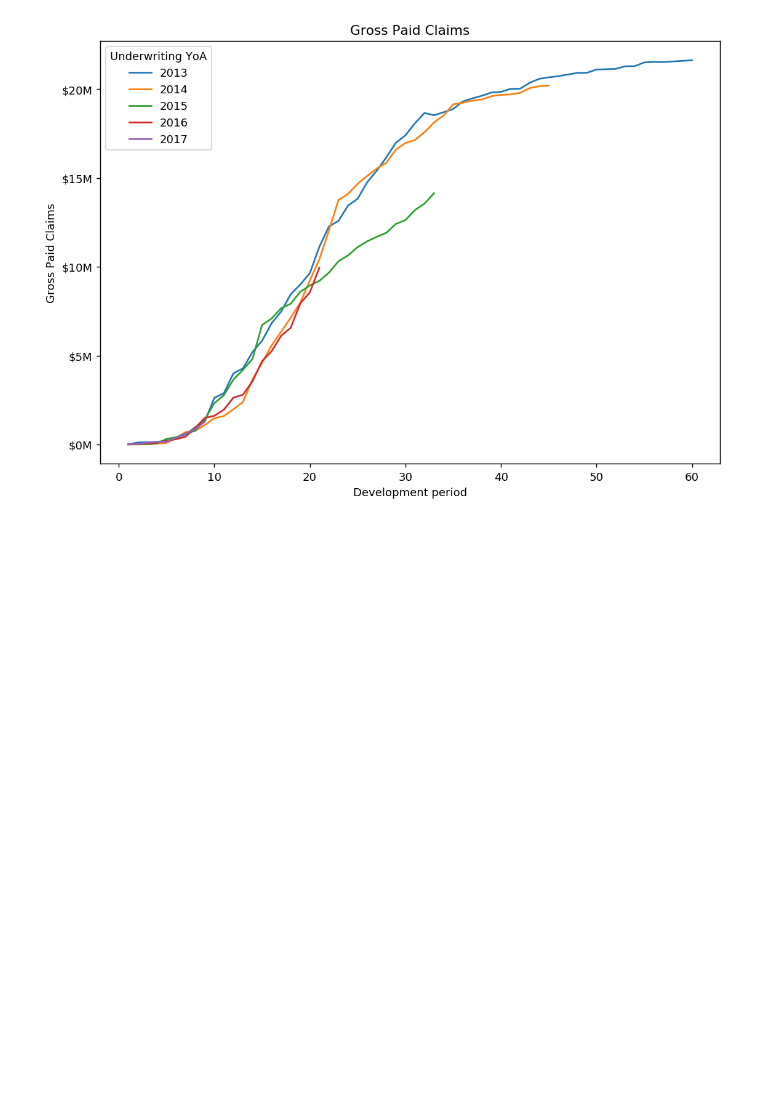
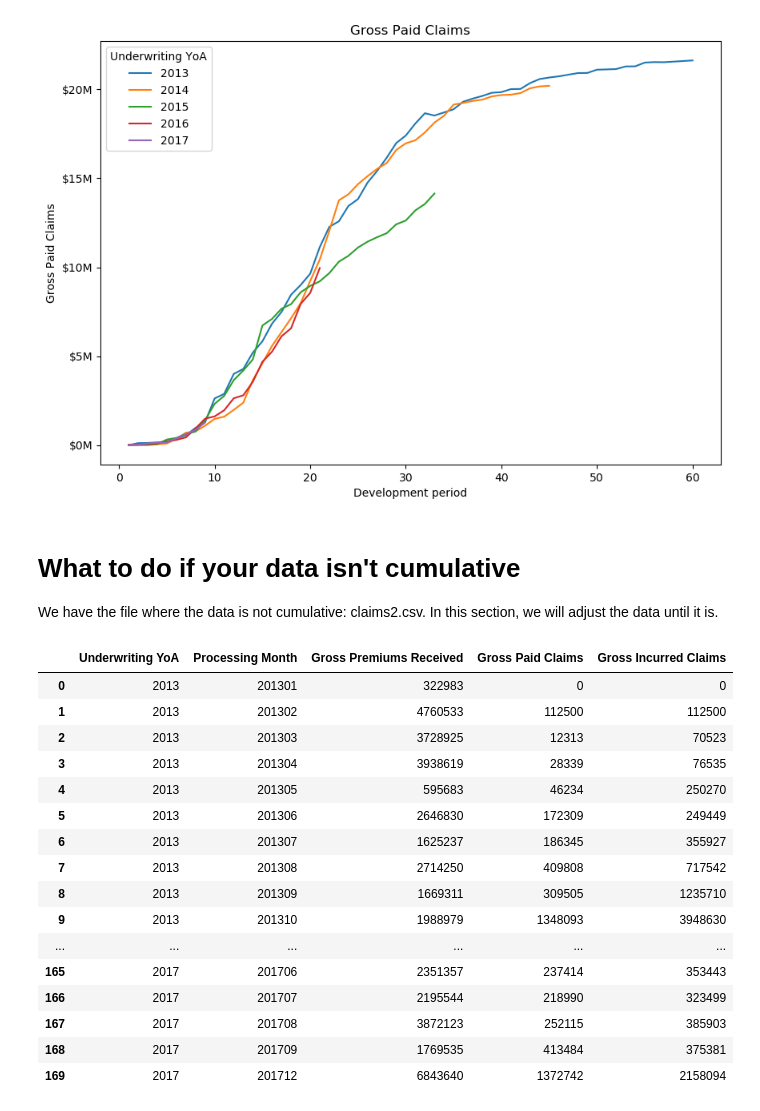
Before and after one commit to fk20268/How2, a Jupyter notebook: triangle_notebook.ipynb, the cells around one changed output. Saved outputs shown, nothing was run; the diff lists cells and outputs as text; code cells hidden in the pictures; blank space fills up the shorter version.

Commit message:
added instructions for non-cumulative data

```diff
--- a/triangle_notebook.ipynb
+++ b/triangle_notebook.ipynb
@@ -704,3 +711,37 @@ plt.gca().yaxis.set_major_formatter(matplotlib.ticker.FuncFormatter(yaxisFormatt
 plt.show()
 # %% [output]
 [figure]
+# %% [markdown]
+# What to do if your data isn't cumulative
+
+We have the file where the data is not cumulative: claims2.csv. In this section, we will adjust the data until it is.
+# %%
+df2 = pd.read_csv('claims2.csv')
+
+df2.dropna(inplace = True, thresh = 2)
+df2.replace(',','', regex = True, inplace=True)
+#convert the Gross Premiums Received, Gross Paid Claims, Gross Incurred Claims columns to int
+df2[['Gross Premiums Received', 'Gross Paid Claims', 'Gross Incurred Claims']] = df[['Gross Premiums Received',
+                                                                                     'Gross Paid Claims',
+                                                                                     'Gross Incurred Claims']].astype('int')
+
+pd.set_option("display.max_rows", None)
+display(df2)
+# %% [output]
+|  | Underwriting YoA | Processing Month | Gross Premiums Received | Gross Paid Claims | Gross Incurred Claims |
+| 0 | 2013 | 201301 | 322983 | 0 | 0 |
+| 1 | 2013 | 201302 | 4760533 | 112500 | 112500 |
+| 2 | 2013 | 201303 | 3728925 | 12313 | 70523 |
+| 3 | 2013 | 201304 | 3938619 | 28339 | 76535 |
+| 4 | 2013 | 201305 | 595683 | 46234 | 250270 |
+| 5 | 2013 | 201306 | 2646830 | 172309 | 249449 |
+| 6 | 2013 | 201307 | 1625237 | 186345 | 355927 |
+| 7 | 2013 | 201308 | 2714250 | 409808 | 717542 |
+| 8 | 2013 | 201309 | 1669311 | 309505 | 1235710 |
+| 9 | 2013 | 201310 | 1988979 | 1348093 | 3948630 |
+| ... | ... | ... | ... | ... | ... |
+| 165 | 2017 | 201706 | 2351357 | 237414 | 353443 |
+| 166 | 2017 | 201707 | 2195544 | 218990 | 323499 |
+| 167 | 2017 | 201708 | 3872123 | 252115 | 385903 |
+| 168 | 2017 | 201709 | 1769535 | 413484 | 375381 |
+| 169 | 2017 | 201712 | 6843640 | 1372742 | 2158094 |
```
Also changed, not shown: parts of 5 cells of this notebook, 2 other files.
